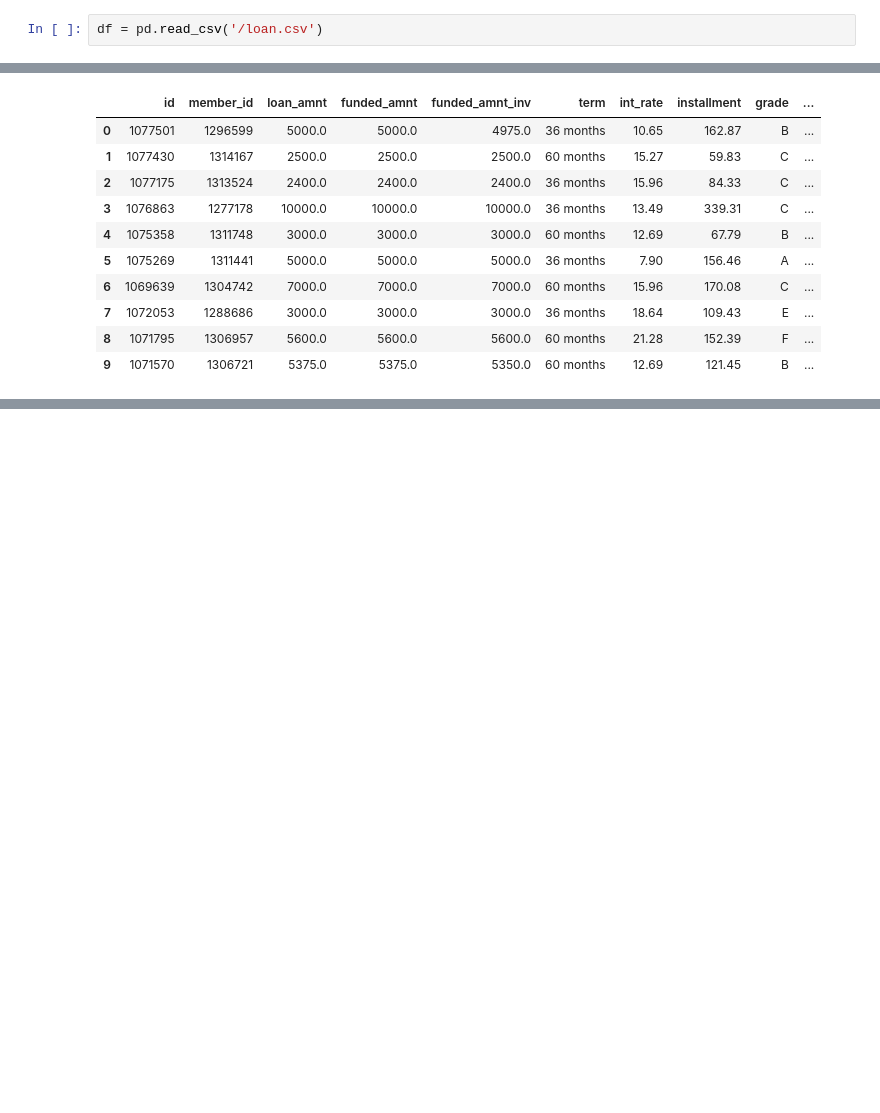
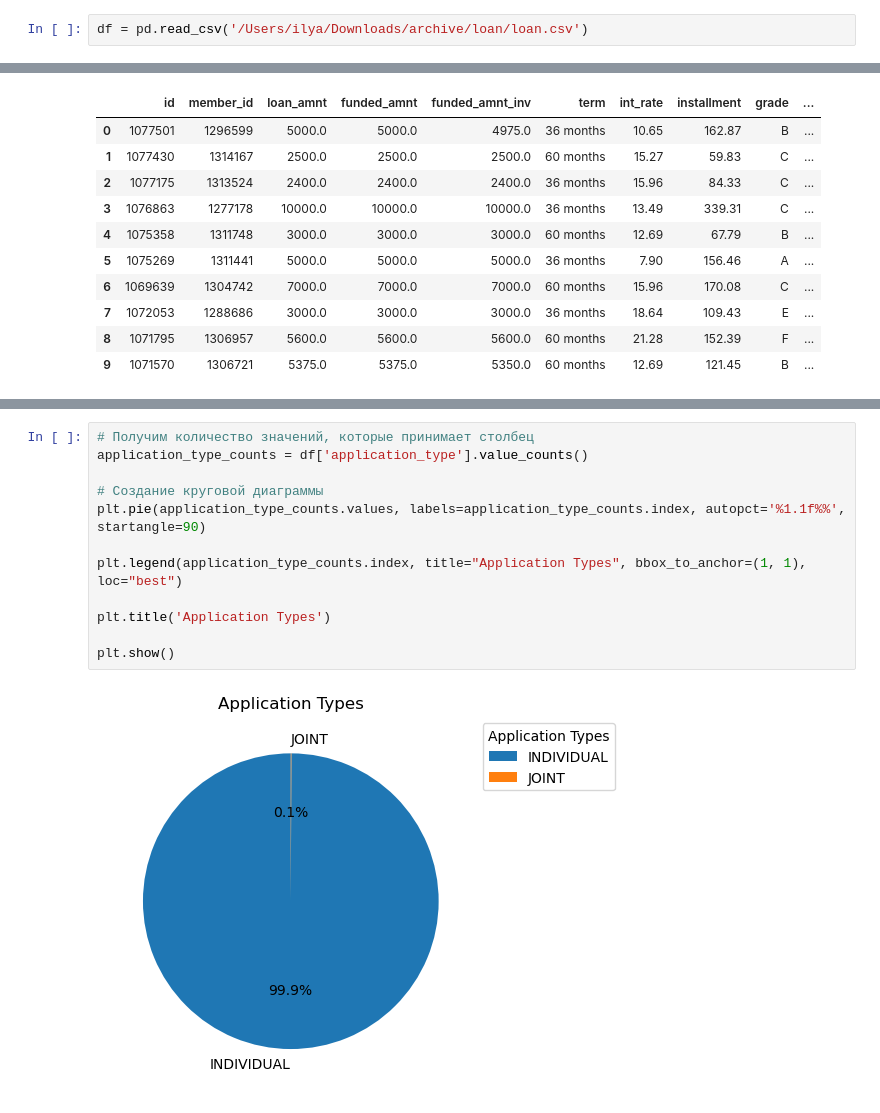
Before and after one commit to IlyaMatsievskiy/Credit_scoring, a Jupyter notebook: credit_scoring.ipynb, the cells around one changed output, grey strips where cells are left out. Saved outputs shown, nothing was run; the diff lists cells and outputs as text; blank space fills up the shorter version.

```diff
--- a/credit_scoring.ipynb
+++ b/credit_scoring.ipynb
@@ -33,2 +33,2 @@ warnings.filterwarnings("ignore")
 # %%
-df = pd.read_csv('/loan.csv')
+df = pd.read_csv('/Users/ilya/Downloads/archive/loan/loan.csv')
@@ -71,0 +83,14 @@ df.head(10)
+# %%
+# Получим количество значений, которые принимает столбец
+application_type_counts = df['application_type'].value_counts()
+
+# Создание круговой диаграммы
+plt.pie(application_type_counts.values, labels=application_type_counts.index, autopct='%1.1f%%', startangle=90)
+
+plt.legend(application_type_counts.index, title="Application Types", bbox_to_anchor=(1, 1), loc="best")
+
+plt.title('Application Types')
+
+plt.show()
+# %% [output]
+[figure, added]
```
Also changed, not shown: parts of 136 cells of this notebook.
